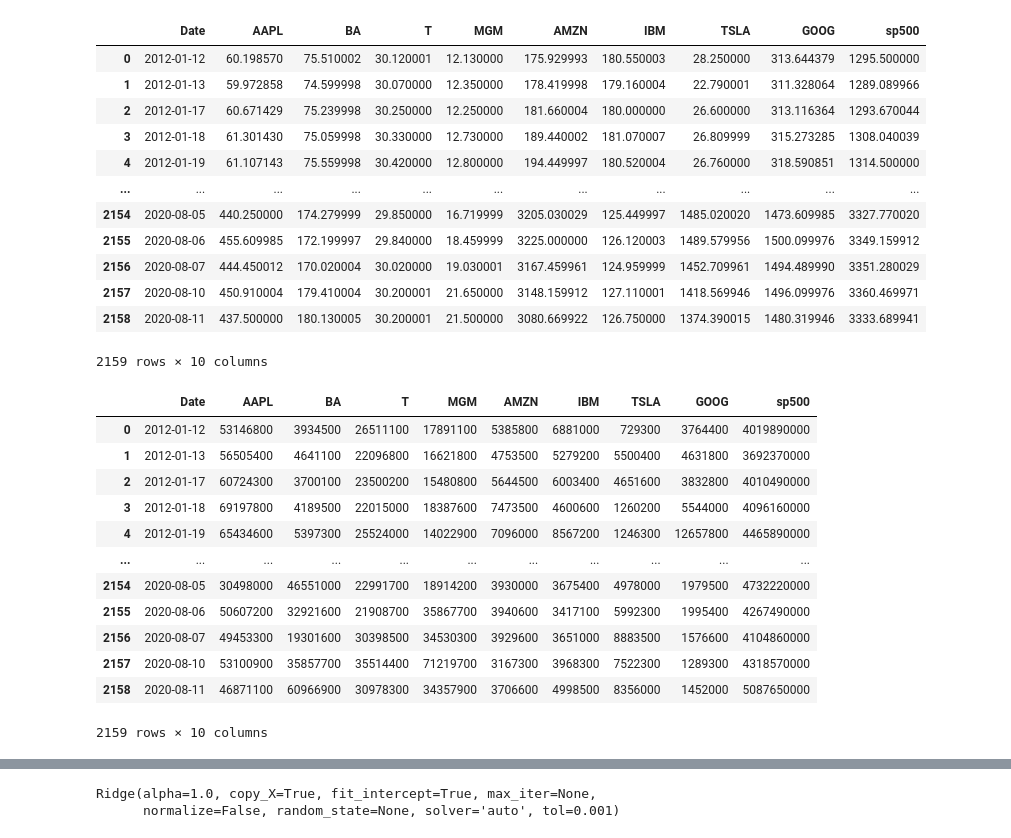
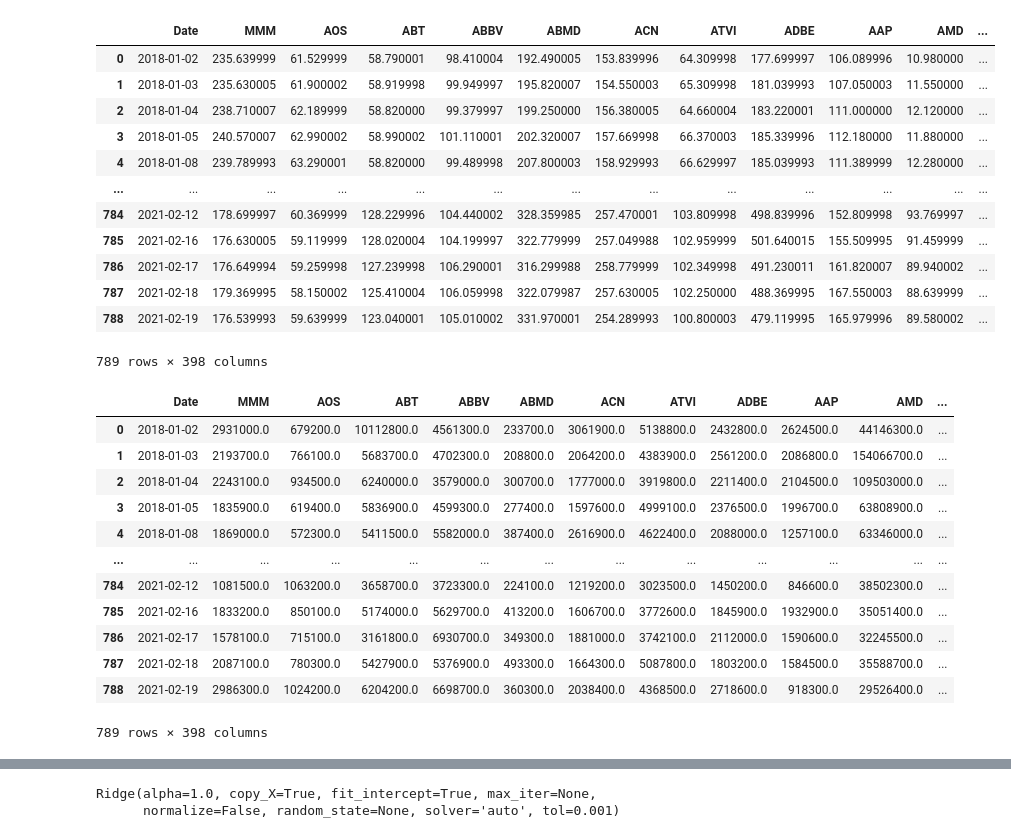
Before and after one commit to xanasa14/Finances, a Jupyter notebook: StocksPrediciton.ipynb, the cells around one changed output, grey strips where cells are left out. Drawn from its saved outputs; the diff is of its cells as text; code cells hidden in the pictures.

```diff
--- a/StocksPrediciton.ipynb
+++ b/StocksPrediciton.ipynb
@@ -19,41 +19,42 @@ from sklearn.model_selection import train_test_split
 from tensorflow import keras
 # %%
 # Read stock prices data
-stock_price_df = pd.read_csv('/content/drive/MyDrive/MLFinancial/Part 3. AI and ML in Finance/stock.csv')
+#stock_price_df = pd.read_csv('/content/drive/MyDrive/MLFinancial/Part 3. AI and ML in Finance/stock.csv')
+stock_price_df = pd.read_csv('/content/drive/MyDrive/YahooData/YahooFinanceData.csv')
 stock_price_df
 # %% [output]
-|  | Date | AAPL | BA | T | MGM | AMZN | IBM | TSLA | GOOG | sp500 |
-| 0 | 2012-01-12 | 60.198570 | 75.510002 | 30.120001 | 12.130000 | 175.929993 | 180.550003 | 28.250000 | 313.644379 | 1295.500000 |
-| 1 | 2012-01-13 | 59.972858 | 74.599998 | 30.070000 | 12.350000 | 178.419998 | 179.160004 | 22.790001 | 311.328064 | 1289.089966 |
-| 2 | 2012-01-17 | 60.671429 | 75.239998 | 30.250000 | 12.250000 | 181.660004 | 180.000000 | 26.600000 | 313.116364 | 1293.670044 |
-| 3 | 2012-01-18 | 61.301430 | 75.059998 | 30.330000 | 12.730000 | 189.440002 | 181.070007 | 26.809999 | 315.273285 | 1308.040039 |
-| 4 | 2012-01-19 | 61.107143 | 75.559998 | 30.420000 | 12.800000 | 194.449997 | 180.520004 | 26.760000 | 318.590851 | 1314.500000 |
-| ... | ... | ... | ... | ... | ... | ... | ... | ... | ... | ... |
-| 2154 | 2020-08-05 | 440.250000 | 174.279999 | 29.850000 | 16.719999 | 3205.030029 | 125.449997 | 1485.020020 | 1473.609985 | 3327.770020 |
-| 2155 | 2020-08-06 | 455.609985 | 172.199997 | 29.840000 | 18.459999 | 3225.000000 | 126.120003 | 1489.579956 | 1500.099976 | 3349.159912 |
-| 2156 | 2020-08-07 | 444.450012 | 170.020004 | 30.020000 | 19.030001 | 3167.459961 | 124.959999 | 1452.709961 | 1494.489990 | 3351.280029 |
-| 2157 | 2020-08-10 | 450.910004 | 179.410004 | 30.200001 | 21.650000 | 3148.159912 | 127.110001 | 1418.569946 | 1496.099976 | 3360.469971 |
-| 2158 | 2020-08-11 | 437.500000 | 180.130005 | 30.200001 | 21.500000 | 3080.669922 | 126.750000 | 1374.390015 | 1480.319946 | 3333.689941 |
+|  | Date | MMM | AOS | ABT | ABBV | ABMD | ACN | ATVI | ADBE | AAP | AMD | ... |
+| 0 | 2018-01-02 | 235.639999 | 61.529999 | 58.790001 | 98.410004 | 192.490005 | 153.839996 | 64.309998 | 177.699997 | 106.089996 | 10.980000 | ... |
+| 1 | 2018-01-03 | 235.630005 | 61.900002 | 58.919998 | 99.949997 | 195.820007 | 154.550003 | 65.309998 | 181.039993 | 107.050003 | 11.550000 | ... |
+| 2 | 2018-01-04 | 238.710007 | 62.189999 | 58.820000 | 99.379997 | 199.250000 | 156.380005 | 64.660004 | 183.220001 | 111.000000 | 12.120000 | ... |
+| 3 | 2018-01-05 | 240.570007 | 62.990002 | 58.990002 | 101.110001 | 202.320007 | 157.669998 | 66.370003 | 185.339996 | 112.180000 | 11.880000 | ... |
+| 4 | 2018-01-08 | 239.789993 | 63.290001 | 58.820000 | 99.489998 | 207.800003 | 158.929993 | 66.629997 | 185.039993 | 111.389999 | 12.280000 | ... |
+| ... | ... | ... | ... | ... | ... | ... | ... | ... | ... | ... | ... | ... |
+| 784 | 2021-02-12 | 178.699997 | 60.369999 | 128.229996 | 104.440002 | 328.359985 | 257.470001 | 103.809998 | 498.839996 | 152.809998 | 93.769997 | ... |
+| 785 | 2021-02-16 | 176.630005 | 59.119999 | 128.020004 | 104.199997 | 322.779999 | 257.049988 | 102.959999 | 501.640015 | 155.509995 | 91.459999 | ... |
+| 786 | 2021-02-17 | 176.649994 | 59.259998 | 127.239998 | 106.290001 | 316.299988 | 258.779999 | 102.349998 | 491.230011 | 161.820007 | 89.940002 | ... |
+| 787 | 2021-02-18 | 179.369995 | 58.150002 | 125.410004 | 106.059998 | 322.079987 | 257.630005 | 102.250000 | 488.369995 | 167.550003 | 88.639999 | ... |
+| 788 | 2021-02-19 | 176.539993 | 59.639999 | 123.040001 | 105.010002 | 331.970001 | 254.289993 | 100.800003 | 479.119995 | 165.979996 | 89.580002 | ... |
-2159 rows × 10 columns
+789 rows × 398 columns
 # %%
 # Read the stocks volume data
 # Read the stocks volume data
-stock_vol_df = pd.read_csv("/content/drive/MyDrive/MLFinancial/Part 3. AI and ML in Finance/stock_volume.csv")
+stock_vol_df = pd.read_csv("/content/drive/MyDrive/YahooData/YahooFinanceVolume.csv")
 stock_vol_df
 # %% [output]
-|  | Date | AAPL | BA | T | MGM | AMZN | IBM | TSLA | GOOG | sp500 |
-| 0 | 2012-01-12 | 53146800 | 3934500 | 26511100 | 17891100 | 5385800 | 6881000 | 729300 | 3764400 | 4019890000 |
-| 1 | 2012-01-13 | 56505400 | 4641100 | 22096800 | 16621800 | 4753500 | 5279200 | 5500400 | 4631800 | 3692370000 |
-| 2 | 2012-01-17 | 60724300 | 3700100 | 23500200 | 15480800 | 5644500 | 6003400 | 4651600 | 3832800 | 4010490000 |
-| 3 | 2012-01-18 | 69197800 | 4189500 | 22015000 | 18387600 | 7473500 | 4600600 | 1260200 | 5544000 | 4096160000 |
-| 4 | 2012-01-19 | 65434600 | 5397300 | 25524000 | 14022900 | 7096000 | 8567200 | 1246300 | 12657800 | 4465890000 |
-| ... | ... | ... | ... | ... | ... | ... | ... | ... | ... | ... |
-| 2154 | 2020-08-05 | 30498000 | 46551000 | 22991700 | 18914200 | 3930000 | 3675400 | 4978000 | 1979500 | 4732220000 |
-| 2155 | 2020-08-06 | 50607200 | 32921600 | 21908700 | 35867700 | 3940600 | 3417100 | 5992300 | 1995400 | 4267490000 |
-| 2156 | 2020-08-07 | 49453300 | 19301600 | 30398500 | 34530300 | 3929600 | 3651000 | 8883500 | 1576600 | 4104860000 |
-| 2157 | 2020-08-10 | 53100900 | 35857700 | 35514400 | 71219700 | 3167300 | 3968300 | 7522300 | 1289300 | 4318570000 |
-| 2158 | 2020-08-11 | 46871100 | 60966900 | 30978300 | 34357900 | 3706600 | 4998500 | 8356000 | 1452000 | 5087650000 |
+|  | Date | MMM | AOS | ABT | ABBV | ABMD | ACN | ATVI | ADBE | AAP | AMD | ... |
+| 0 | 2018-01-02 | 2931000.0 | 679200.0 | 10112800.0 | 4561300.0 | 233700.0 | 3061900.0 | 5138800.0 | 2432800.0 | 2624500.0 | 44146300.0 | ... |
+| 1 | 2018-01-03 | 2193700.0 | 766100.0 | 5683700.0 | 4702300.0 | 208800.0 | 2064200.0 | 4383900.0 | 2561200.0 | 2086800.0 | 154066700.0 | ... |
+| 2 | 2018-01-04 | 2243100.0 | 934500.0 | 6240000.0 | 3579000.0 | 300700.0 | 1777000.0 | 3919800.0 | 2211400.0 | 2104500.0 | 109503000.0 | ... |
+| 3 | 2018-01-05 | 1835900.0 | 619400.0 | 5836900.0 | 4599300.0 | 277400.0 | 1597600.0 | 4999100.0 | 2376500.0 | 1996700.0 | 63808900.0 | ... |
+| 4 | 2018-01-08 | 1869000.0 | 572300.0 | 5411500.0 | 5582000.0 | 387400.0 | 2616900.0 | 4622400.0 | 2088000.0 | 1257100.0 | 63346000.0 | ... |
+| ... | ... | ... | ... | ... | ... | ... | ... | ... | ... | ... | ... | ... |
+| 784 | 2021-02-12 | 1081500.0 | 1063200.0 | 3658700.0 | 3723300.0 | 224100.0 | 1219200.0 | 3023500.0 | 1450200.0 | 846600.0 | 38502300.0 | ... |
+| 785 | 2021-02-16 | 1833200.0 | 850100.0 | 5174000.0 | 5629700.0 | 413200.0 | 1606700.0 | 3772600.0 | 1845900.0 | 1932900.0 | 35051400.0 | ... |
+| 786 | 2021-02-17 | 1578100.0 | 715100.0 | 3161800.0 | 6930700.0 | 349300.0 | 1881000.0 | 3742100.0 | 2112000.0 | 1590600.0 | 32245500.0 | ... |
+| 787 | 2021-02-18 | 2087100.0 | 780300.0 | 5427900.0 | 5376900.0 | 493300.0 | 1664300.0 | 5087800.0 | 1803200.0 | 1584500.0 | 35588700.0 | ... |
+| 788 | 2021-02-19 | 2986300.0 | 1024200.0 | 6204200.0 | 6698700.0 | 360300.0 | 2038400.0 | 4368500.0 | 2718600.0 | 918300.0 | 29526400.0 | ... |
-2159 rows × 10 columns
+789 rows × 398 columns
 # %%
 # Sort the data based on Date
 stock_price_df = stock_price_df.sort_values(by = ['Date'])
```
Also changed, not shown: parts of 28 cells of this notebook.
